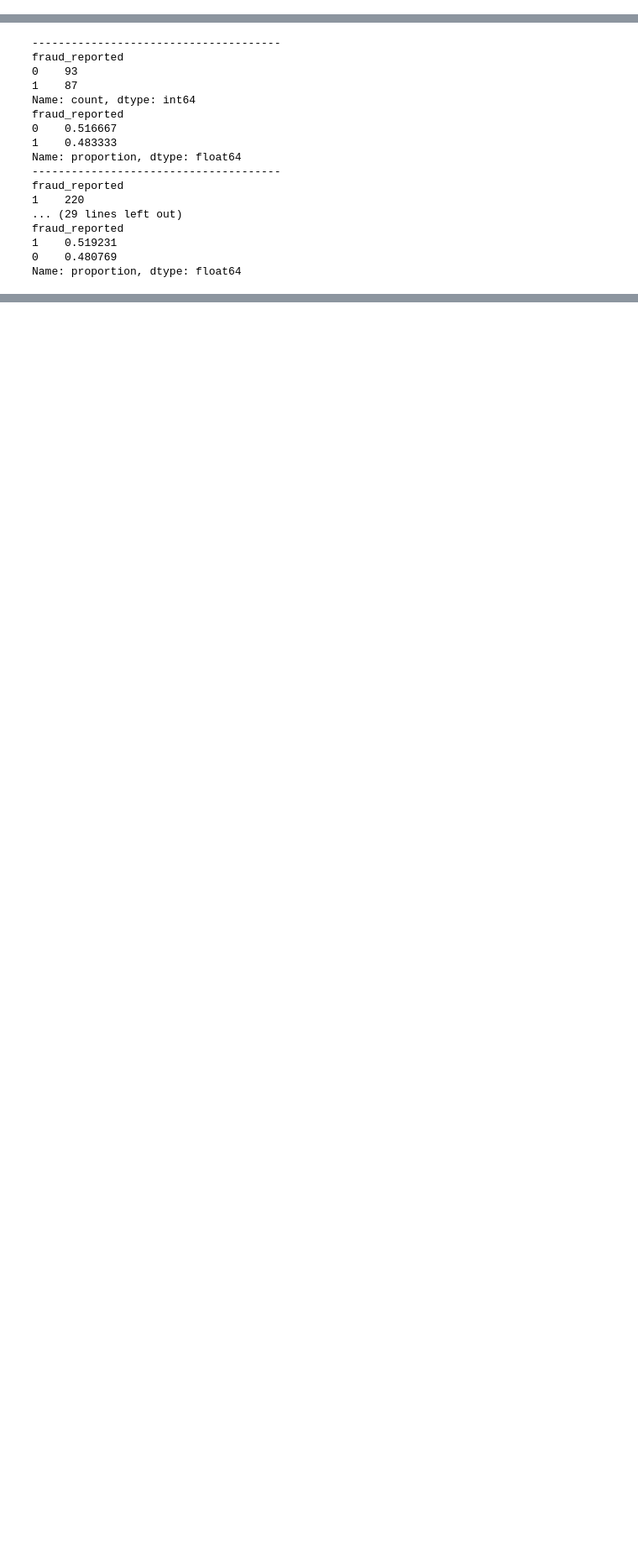
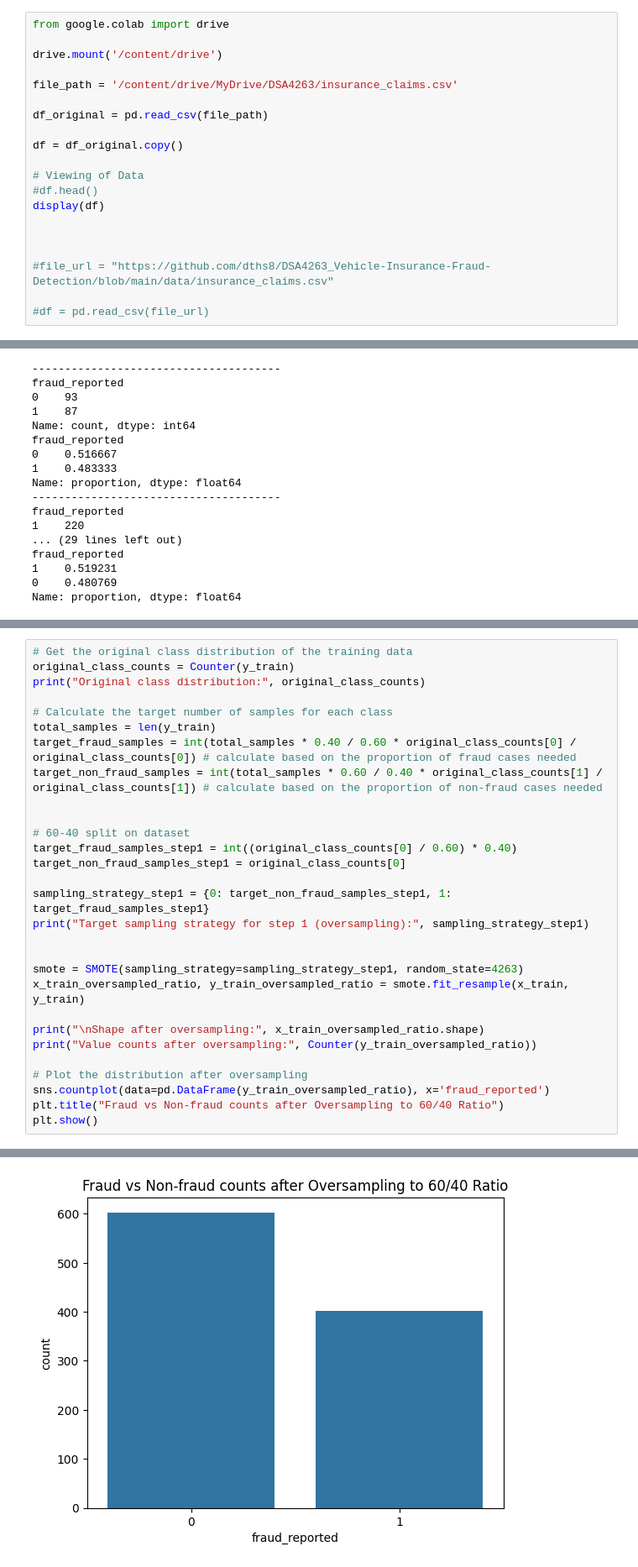
Before and after one commit to dths8/DSA4263_Vehicle-Insurance-Fraud-Detection, a Jupyter notebook: data/data_preprocessing.ipynb, the cells around one changed output, grey strips where cells are left out. Shown at 84% size. Cells and saved outputs as stored; diff of their text form; blank space fills up the shorter version.

Commit message:
Added Class Weights + 60-40 Oversampling dataset

```diff
--- a/data/data_preprocessing.ipynb
+++ b/data/data_preprocessing.ipynb
@@ -34,0 +16,20 @@ display(df)
+# %%
+from google.colab import drive
+
+drive.mount('/content/drive')
+
+file_path = '/content/drive/MyDrive/DSA4263/insurance_claims.csv'
+
+df_original = pd.read_csv(file_path)
+
+df = df_original.copy()
+
+# Viewing of Data
+#df.head()
+display(df)
+
+
+
+#file_url = "https://github.com/dths8/DSA4263_Vehicle-Insurance-Fraud-Detection/blob/main/data/insurance_claims.csv"
+
+#df = pd.read_csv(file_url)
@@ -819,0 +854,30 @@ Name: proportion, dtype: float64
+# %%
+# Get the original class distribution of the training data
+original_class_counts = Counter(y_train)
+print("Original class distribution:", original_class_counts)
+
+# Calculate the target number of samples for each class
+total_samples = len(y_train)
+target_fraud_samples = int(total_samples * 0.40 / 0.60 * original_class_counts[0] / original_class_counts[0]) # calculate based on the proportion of fraud cases needed
+target_non_fraud_samples = int(total_samples * 0.60 / 0.40 * original_class_counts[1] / original_class_counts[1]) # calculate based on the proportion of non-fraud cases needed
+
+
+# 60-40 split on dataset
+target_fraud_samples_step1 = int((original_class_counts[0] / 0.60) * 0.40)
+target_non_fraud_samples_step1 = original_class_counts[0]
+
+sampling_strategy_step1 = {0: target_non_fraud_samples_step1, 1: target_fraud_samples_step1}
+print("Target sampling strategy for step 1 (oversampling):", sampling_strategy_step1)
+
+
+smote = SMOTE(sampling_strategy=sampling_strategy_step1, random_state=4263)
+x_train_oversampled_ratio, y_train_oversampled_ratio = smote.fit_resample(x_train, y_train)
+
+print("\nShape after oversampling:", x_train_oversampled_ratio.shape)
+print("Value counts after oversampling:", Counter(y_train_oversampled_ratio))
+
+# Plot the distribution after oversampling
+sns.countplot(data=pd.DataFrame(y_train_oversampled_ratio), x='fraud_reported')
+plt.title("Fraud vs Non-fraud counts after Oversampling to 60/40 Ratio")
+plt.show()
+# %% [output]
@@ -819,0 +889 @@ Name: proportion, dtype: float64
+[figure, added]
```
Also changed, not shown: parts of 13 cells of this notebook, 1 other file.
